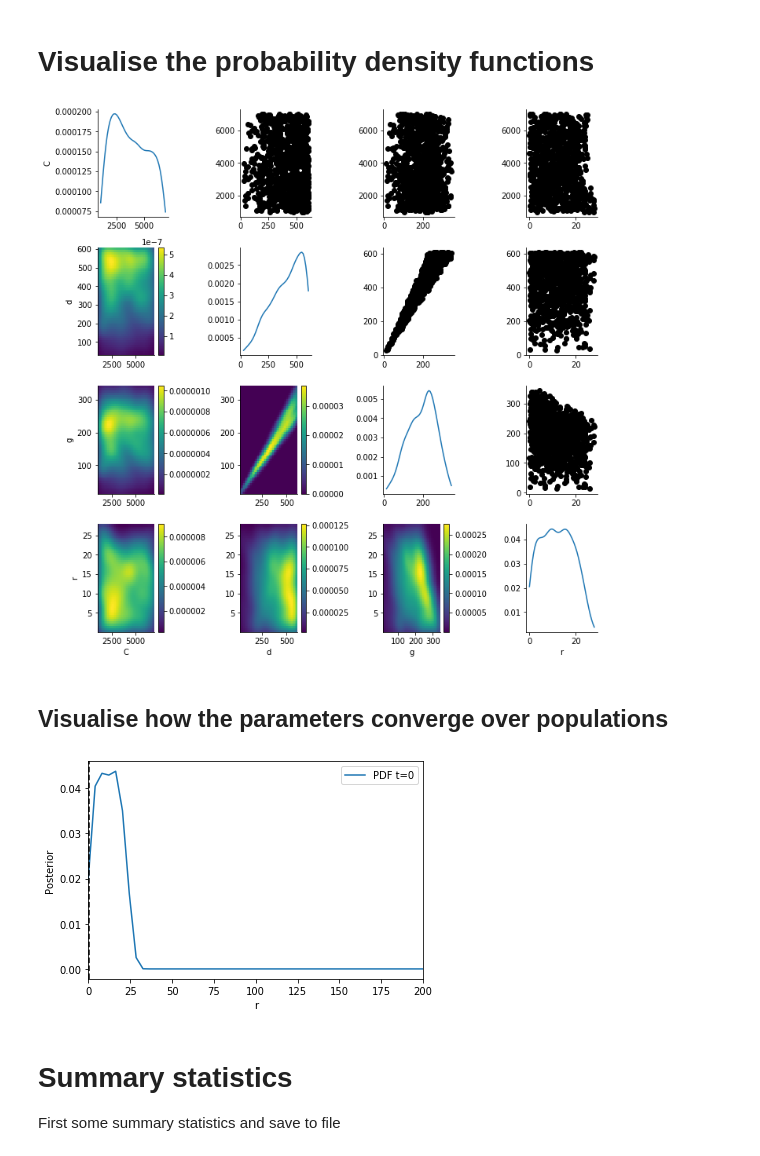
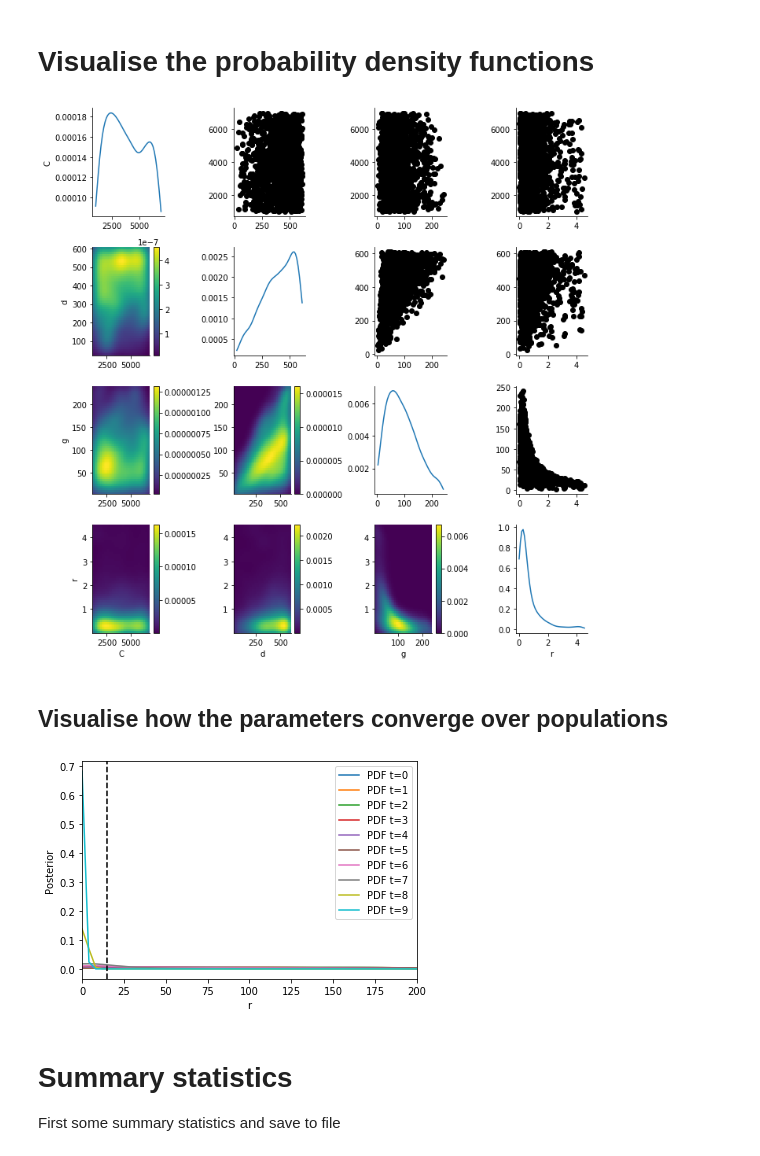
Before and after one commit to MarcoFelipeKing/Zoono, a Jupyter notebook: Code/vanilla_pyABC.ipynb, the cells around one changed output. Drawn from its saved outputs; the diff is of its cells as text; code cells hidden in the pictures.

```diff
--- a/Code/vanilla_pyABC.ipynb
+++ b/Code/vanilla_pyABC.ipynb
@@ -48,7 +57,7 @@ Currently we only consider the first 4 experimental datapoints as there is a gap
 #Here we defien the ODE model
 def ode_model(contamination,t,r,C,d,g):
     Contamination = contamination;
-    return(r*(1-Contamination/C)-d*math.exp(-g*t)*Contamination)
+    return(r*(1-Contamination/C)*Contamination-d*math.exp(-g*t)*Contamination)
 
 #Here we create the input parameters and extract only specific time-points
 def deterministic_run(parameters):#precision,initial_contamination,r,C,d,g):
@@ -57,7 +66,7 @@ def deterministic_run(parameters):#precision,initial_contamination,r,C,d,g):
     time_space = np.linspace(0,tmax,precision+1)#precision+1?
     sim=odeint(ode_model,initial_contamination,time_space,args=(parameters["r"],parameters["C"],parameters["d"],parameters["g"]))
     #num_at_0=sim[int(precision*0.1/50.0)]
-    #num_at_1=sim[int(precision*1/tmax)]
+    num_at_1=sim[int(precision*1/tmax)]
     num_at_2=sim[int(precision*2/tmax)]
     num_at_4=sim[int(precision*4/tmax)]
     num_at_6=sim[int(precision*6/tmax)]
@@ -100,14 +109,17 @@ def distance(simulation, data):
 #history_acceptor = abc.run(max_nr_populations=5,minimum_epsilon=50000)
 # %%
 # We plug all the ABC options together
+from pyabc.populationstrategy import AdaptivePopulationSize
+
+
 abc = ABCSMC(
     models=deterministic_run,
     parameter_priors=parameter_prior,
     distance_function=distance,
-    #adaptive population size
-    population_size=1000,
-    transitions=LocalTransition(k_fraction=0.3),
-    eps=MedianEpsilon(5, median_multiplier=0.7),
+    population_size=AdaptivePopulationSize(500, 0.15),
+    # population_size=1000,
+    #transitions=LocalTransition(k_fraction=0.3),
+    # eps=MedianEpsilon(500, median_multiplier=0.7),
 )
 # %% [output]
 INFO:Sampler:Parallelizing the sampling on 8 cores.
@@ -149,5 +161,5 @@ INFO:History:Start <ABCSMC(id=5, start_time=2022-04-11 15:58:29.463762, end_time
 # Running the ABC
 # %%
 # We run the ABC until either criterion is met
-history = abc.run(minimum_epsilon=1, max_nr_populations=10)
+history = abc.run(minimum_epsilon=0.1, max_nr_populations=10)
 # %% [output]
@@ -163,29 +189,29 @@ from pyabc.visualization import plot_kde_matrix
 df, w = history.get_distribution(m=0)
 plot_kde_matrix(df, w);
 # %% [output]
-[figure, old version]
+[figure, new version]
 # %% [markdown]
 ## Visualise how the parameters converge over populations
 # %%
 fig, ax = plt.subplots()
 for t in range(history.max_t + 1):
     df, w = history.get_distribution(m=0, t=t)
     pyabc.visualization.plot_kde_1d(
         df,
         w,
         xmin=0,
         xmax=200,
         x="r",
         # xname=r"$\lambda$",
         ax=ax,
         label=f"PDF t={t}",
     )
 #Add a vertical line at lambda=0.49 +- 0.32 to 0.72
 #This is the experimental value predicted in King et al. 2020 with Kalanne
-ax.axvline(0.49, color="k", linestyle="dashed")
+ax.axvline(15, color="k", linestyle="dashed")
 ax.legend();
 # %% [output]
-[figure, old version]
+[figure, new version]
 # %% [markdown]
 # Summary statistics
 
```
Also changed, not shown: parts of 5 cells of this notebook, 6 other files.
